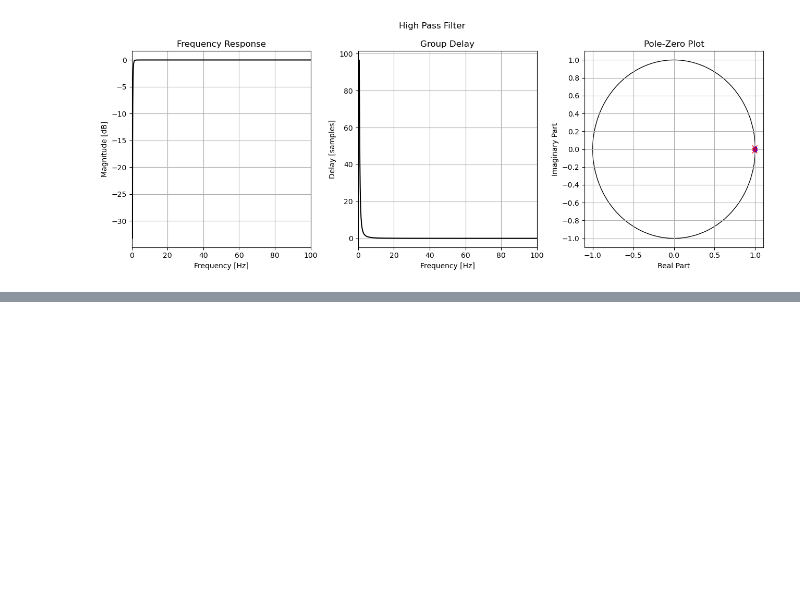
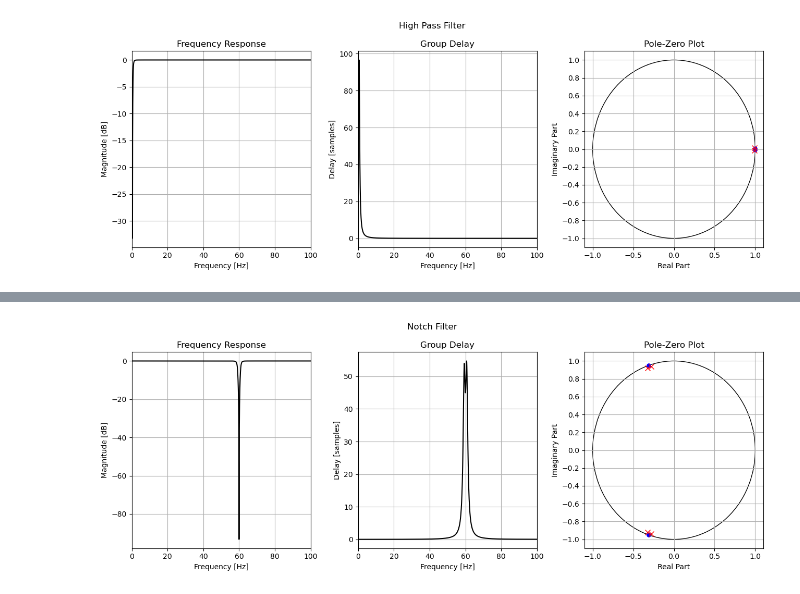
Before and after one commit to bryanmcelvy/microHeartMonitor, a Jupyter notebook: tools/filter_design/daq_filt_fixedpoint.ipynb, the cells around one changed output, grey strips where cells are left out. Cells and saved outputs as stored; diff of their text form; code cells hidden in the pictures; blank space fills up the shorter version.

```diff
--- a/tools/filter_design/daq_filt_fixedpoint.ipynb
+++ b/tools/filter_design/daq_filt_fixedpoint.ipynb
@@ -72,0 +75,8 @@ for ax in axs_high_q31[:-1]:
+# %%
+b_notch, a_notch = signal.iirfilter(N=2, Wn=[59, 61], btype='bandstop', ftype='butter', output='ba', fs=fs)
+# %%
+fig_notch, axs_notch = plt.subplots(1, 3, tight_layout=True, figsize=[13, 5])
+plot_freq_domain(b_notch, a_notch, fs=fs, in_dB=True, ax1=axs_notch[0], ax2=axs_notch[1], filt_name='Notch Filter')
+plot_pole_zero(b_notch, a_notch, ax=axs_notch[2])
+# %% [output]
+[figure, added]
```
Also changed, not shown: parts of 16 cells of this notebook.
